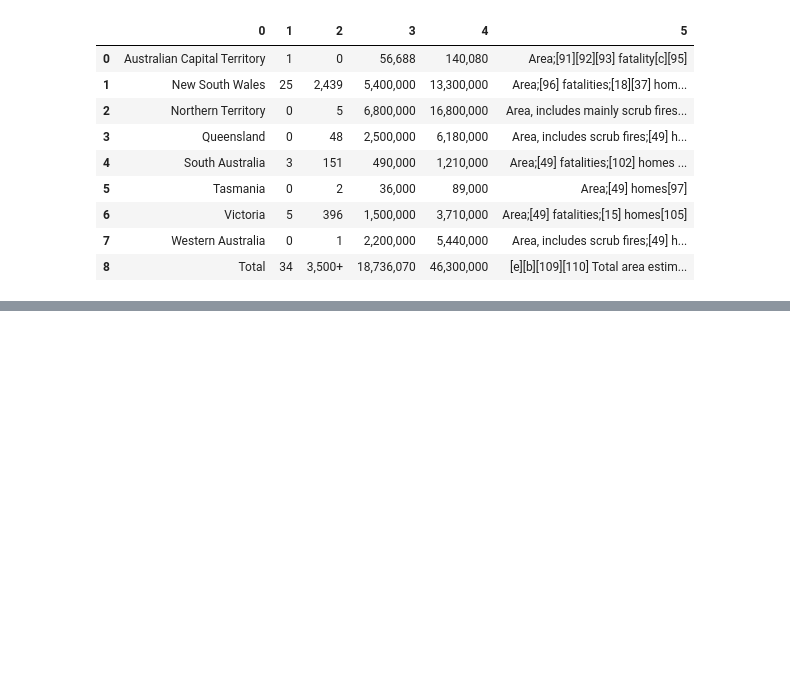
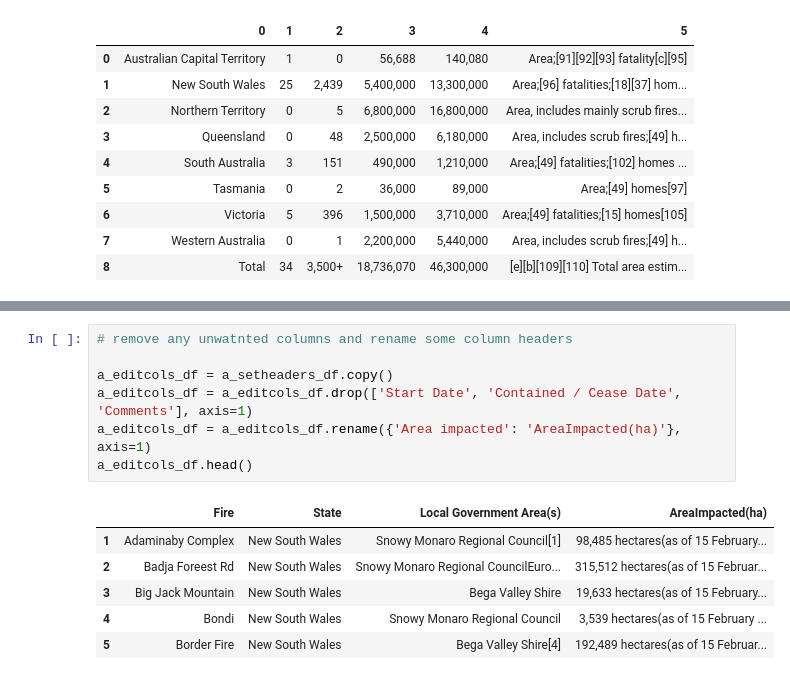
Before and after one commit to philipstubbs13/australia-fire-api-and-dashboard, a Jupyter notebook: WebScrapping.ipynb, the cells around one changed output, grey strips where cells are left out. Drawn from its saved outputs; the diff is of its cells as text; blank space fills up the shorter version.

```diff
--- a/WebScrapping.ipynb
+++ b/WebScrapping.ipynb
@@ -506,0 +608,14 @@ else:
+# %%
+# remove any unwatnted columns and rename some column headers
+
+a_editcols_df = a_setheaders_df.copy()
+a_editcols_df = a_editcols_df.drop(['Start Date', 'Contained / Cease Date', 'Comments'], axis=1)
+a_editcols_df = a_editcols_df.rename({'Area impacted': 'AreaImpacted(ha)'}, axis=1)
+a_editcols_df.head()
+# %% [output]
+|  | Fire | State | Local Government Area(s) | AreaImpacted(ha) |
+| 1 | Adaminaby Complex | New South Wales | Snowy Monaro Regional Council[1] | 98,485 hectares(as of 15 February... |
+| 2 | Badja Foreest Rd | New South Wales | Snowy Monaro Regional CouncilEuro... | 315,512 hectares(as of 15 Februar... |
+| 3 | Big Jack Mountain | New South Wales | Bega Valley Shire | 19,633 hectares(as of 15 February... |
+| 4 | Bondi | New South Wales | Snowy Monaro Regional Council | 3,539 hectares(as of 15 February ... |
+| 5 | Border Fire | New South Wales | Bega Valley Shire[4] | 192,489 hectares(as of 15 Februar... |
```
Also changed, not shown: parts of 18 cells of this notebook.
